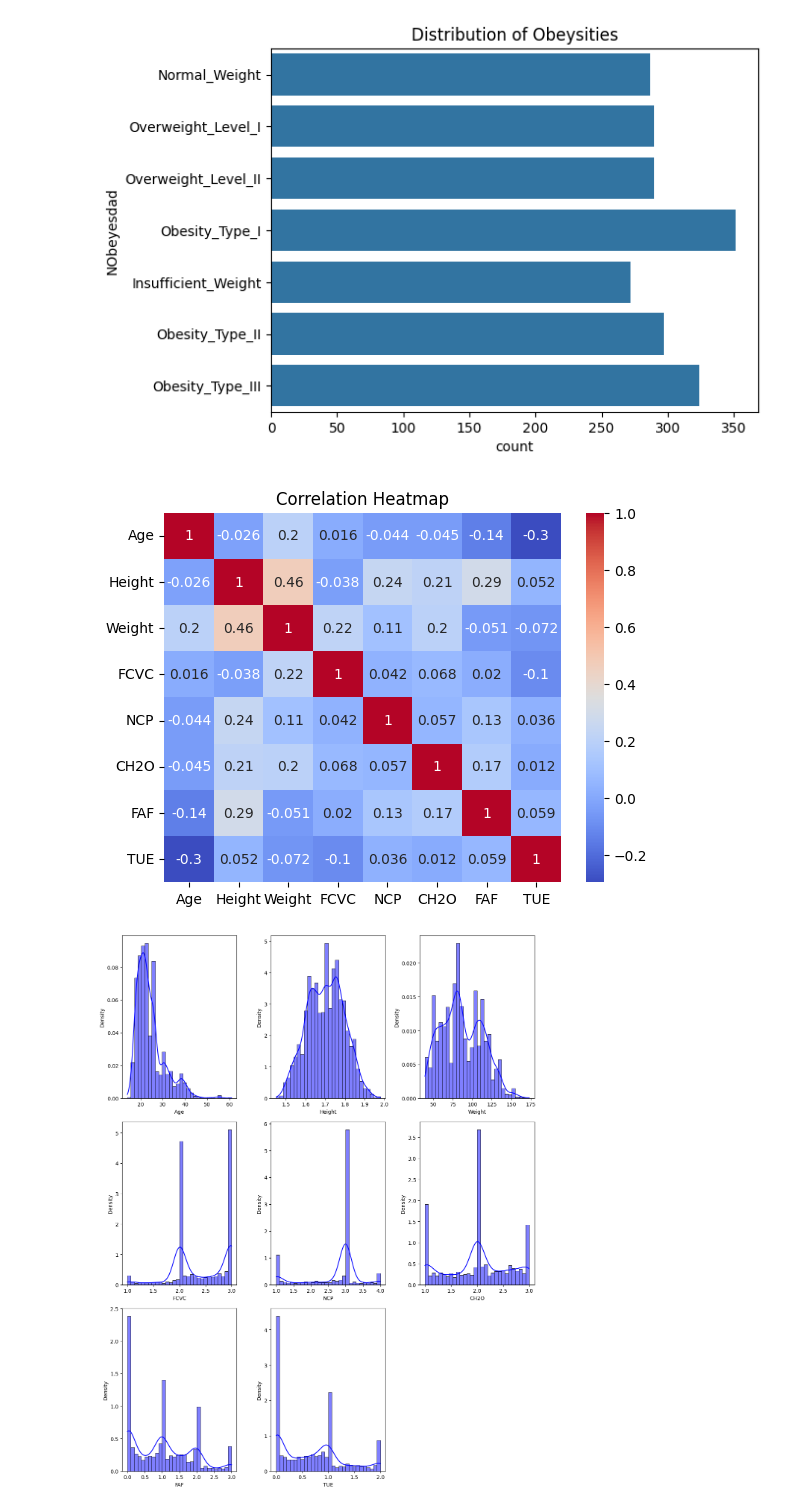
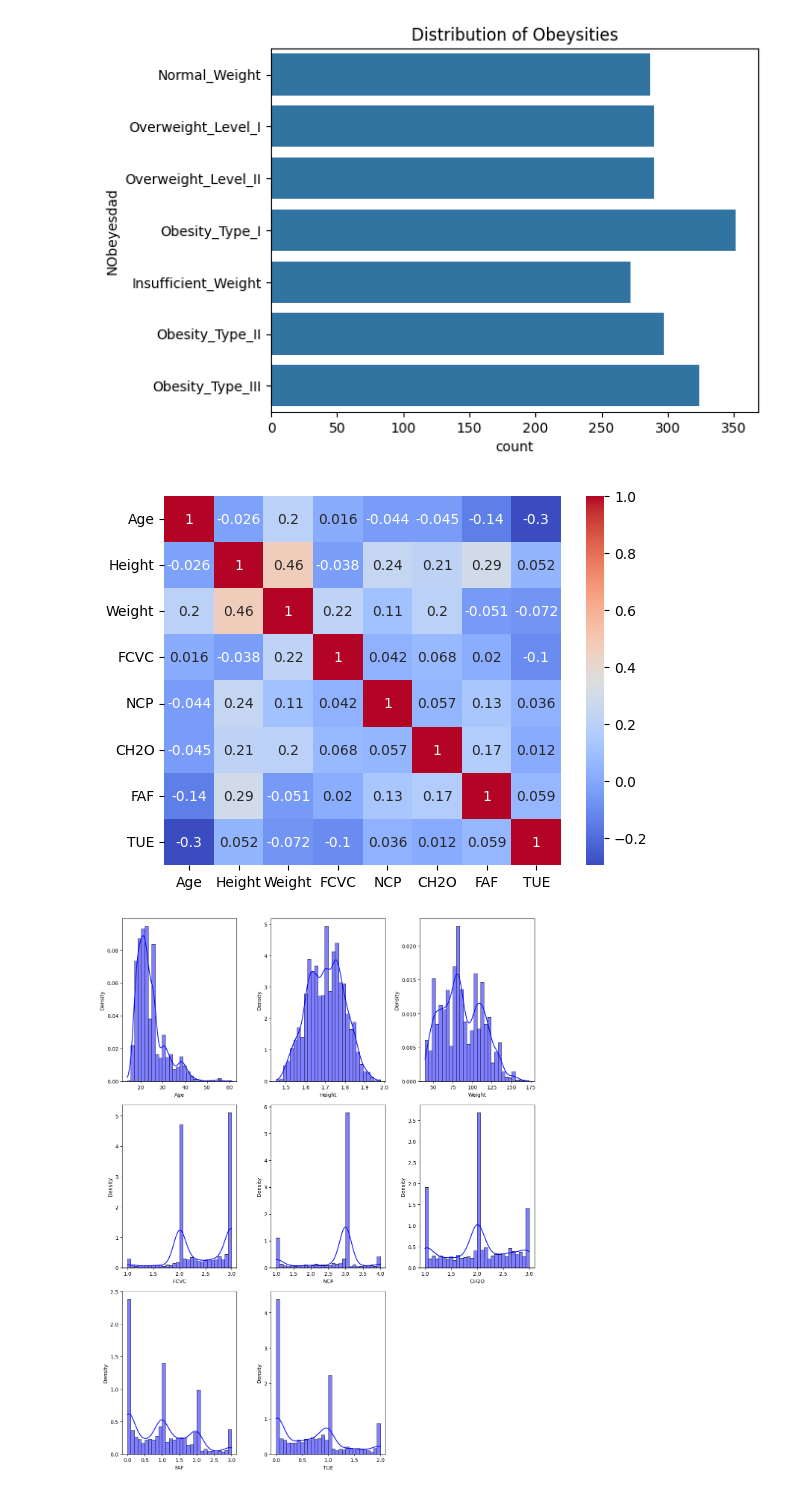
Before and after one commit to secary/compsci7306, a Jupyter notebook: mbd_a1/a1942340_dongjuma_assign1.ipynb, the cells around one changed output. Drawn from its saved outputs; the diff is of its cells as text; code cells hidden in the pictures.

```diff
--- a/mbd_a1/a1942340_dongjuma_assign1.ipynb
+++ b/mbd_a1/a1942340_dongjuma_assign1.ipynb
@@ -152,10 +160,10 @@ plt.show()
 # %% [output]
 [figure]
 # %%
+# Plot a heat map of numerical features
 correlation_matrix = od[numeric_data.columns].corr()
 sns.heatmap(correlation_matrix, annot=True, cmap='coolwarm')
-plt.title("Correlation Heatmap")
 plt.show()
 # %% [output]
-[figure, old version]
+[figure, new version]
 # %%
```
Also changed, not shown: parts of 22 cells of this notebook.
